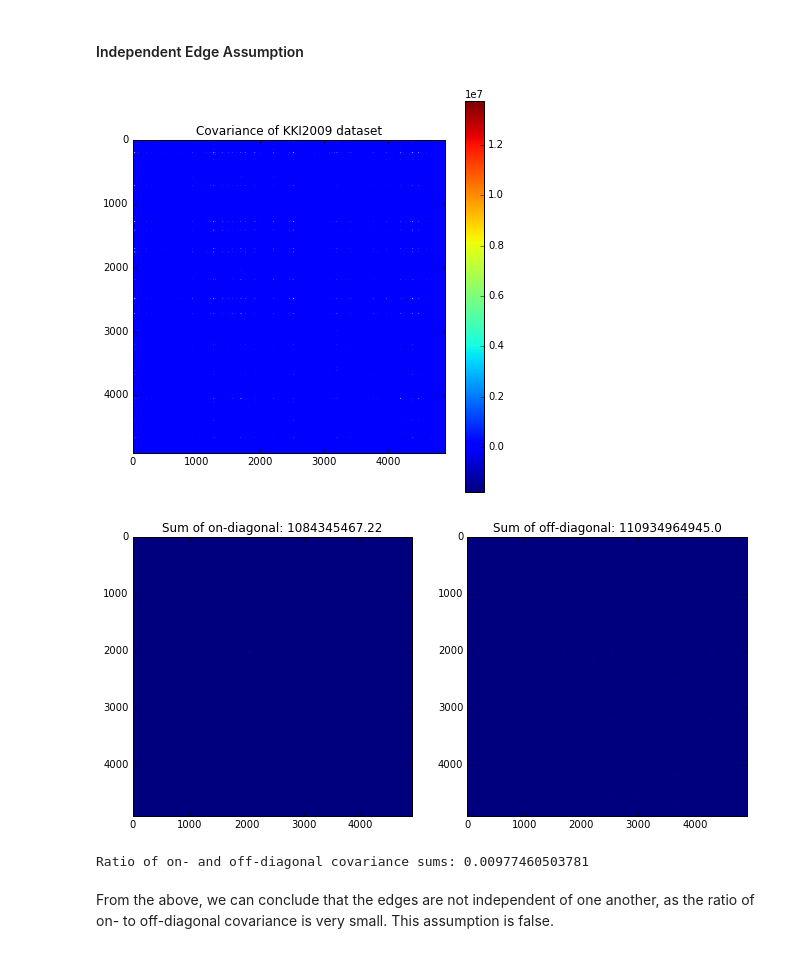
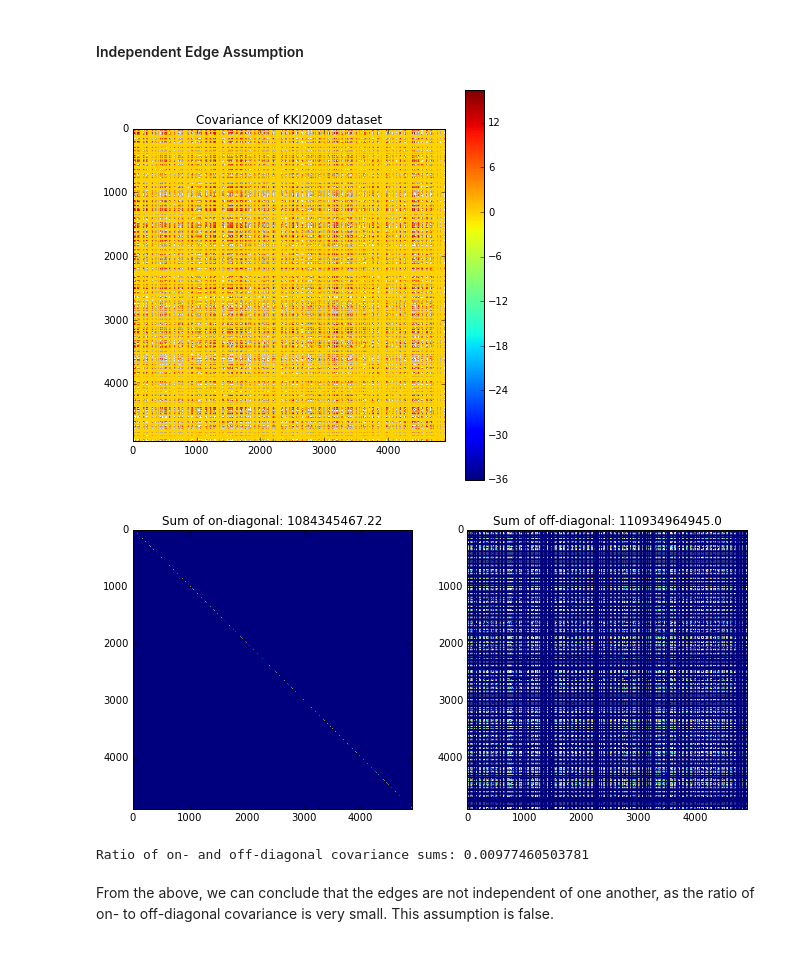
Before and after one commit to Upward-Spiral-Science/TA, a Jupyter notebook: code/test_assumptions.ipynb, the cells around one changed output. Saved outputs shown, nothing was run; the diff lists cells and outputs as text; code cells hidden in the pictures.

```diff
--- a/code/test_assumptions.ipynb
+++ b/code/test_assumptions.ipynb
@@ -159,33 +159,33 @@ From the above we observe that, since the elbow of the bic curve lies at 6, that
 # %%
 vect = np.reshape(X, (X.shape[0]**2, X.shape[2]))
 covar = np.cov(vect)
 
 plt.figure(figsize=(7,7))
-plt.imshow(covar)
+plt.imshow(np.log(covar+1))
 plt.title('Covariance of KKI2009 dataset')
 plt.colorbar()
 plt.show()
 
 diag = covar.diagonal()*np.eye(covar.shape[0])
 hollow = covar-diag
 d_det = np.sum(diag)
 h_det = np.sum(hollow)
 
 plt.figure(figsize=(11,8))
 plt.subplot(121)
-plt.imshow(diag)
-plt.clim([0, np.max(covar)])
+plt.imshow(np.log(diag+1))
+plt.clim([0, np.log(np.max(covar))])
 plt.title('Sum of on-diagonal: ' + str(d_det))
 plt.subplot(122)
-plt.imshow(hollow)
-plt.clim([0, np.max(covar)])
+plt.imshow(np.log(hollow+1))
+plt.clim([0, np.log(np.max(covar))])
 plt.title('Sum of off-diagonal: ' + str(h_det))
 plt.show()
 
 print "Ratio of on- and off-diagonal covariance sums: " + str(d_det/h_det)
 # %% [output]
-[figure, old version]
+[figure, new version]
-[figure, old version]
+[figure, new version]
 Ratio of on- and off-diagonal covariance sums: 0.00977460503781
 # %% [markdown]
 From the above, we can conclude that the edges are not independent of one another, as the ratio of on- to off-diagonal covariance is very small. This assumption is false.
```
Also changed, not shown: parts of 3 cells of this notebook, 1 other file.
